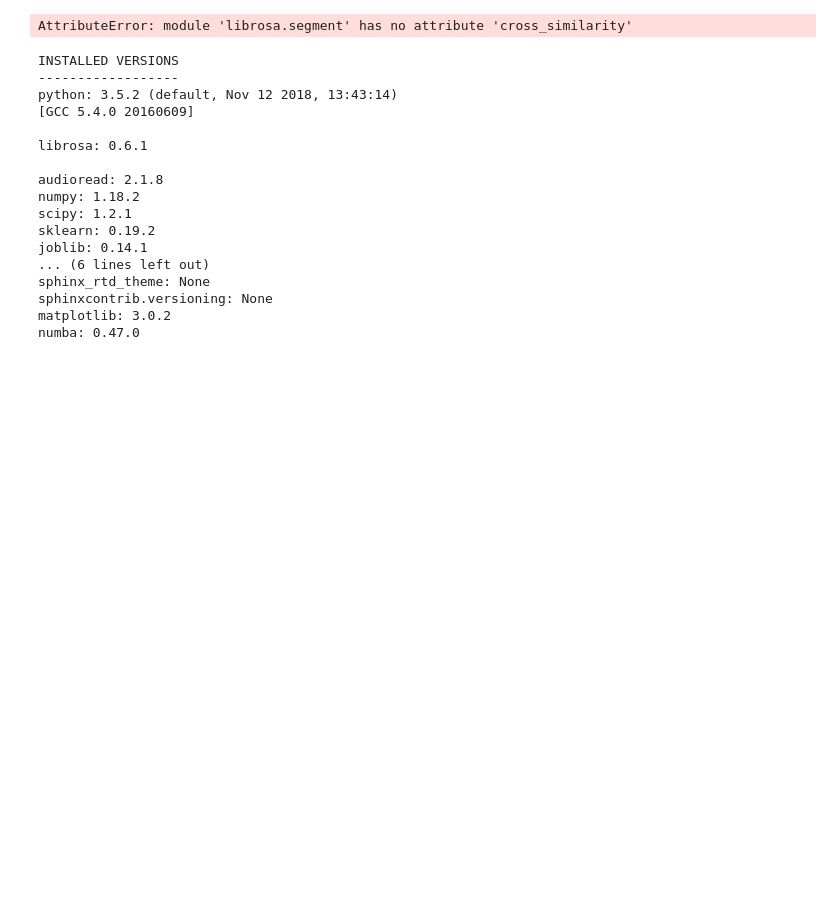
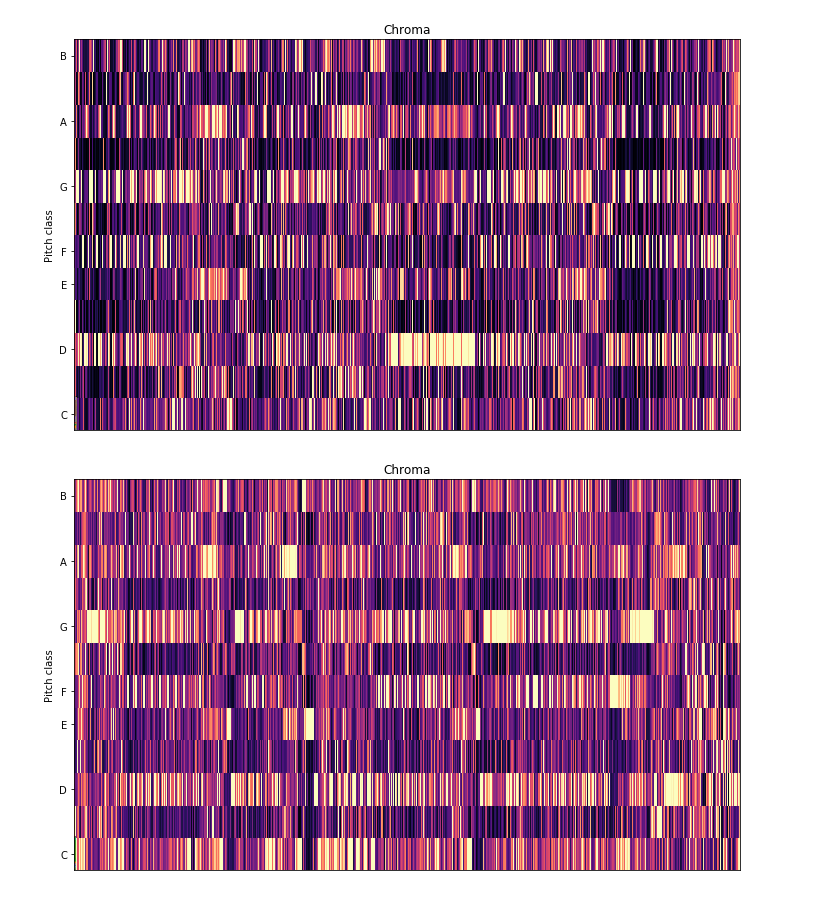
Before and after one commit to arthurtofani/csi-experiments, a Jupyter notebook: notebooks/Untitled.ipynb, the cells around one changed output. Drawn from its saved outputs; the diff is of its cells as text; code cells hidden in the pictures; blank space fills up the shorter version.

```diff
--- a/notebooks/Untitled.ipynb
+++ b/notebooks/Untitled.ipynb
@@ -5,32 +6,35 @@ import librosa
 import seaborn as sb
 import matplotlib.pyplot as plt
-# %%
-file = '/dataset/coversongs/features/No_Woman_No_Cry/fugees+The_Score+05-No_Woman_No_Cry.h5'
-feature = dd.io.load(file)
+# %%
+file1 = '/dataset/coversongs/features/Day_Tripper/beatles+1+12-Day_Tripper.h5'
+file2 = '/dataset/coversongs/features/Day_Tripper/cheap_trick+Silver+13-Day_Tripper.h5'
+m1 = dd.io.load(file1)
+m2 = dd.io.load(file2)
 # %%
-hpcp = feature['hpcp']
-df = pd.DataFrame(hpcp)
+hpcp = m1['hpcp']
+hpcp2 = m2['hpcp']
 # %%
-x = librosa.segment.cross_similarity(hpcp, hpcp)
+x = librosa.segment.recurrence_matrix(hpcp)
+x2 = librosa.segment.recurrence_matrix(hpcp)
-# %% [output]
-AttributeError: module 'librosa.segment' has no attribute 'cross_similarity'
-# %%
-librosa.version.show_versions()
-# %% [output]
-INSTALLED VERSIONS
-------------------
-python: 3.5.2 (default, Nov 12 2018, 13:43:14)
-[GCC 5.4.0 20160609]
-
-librosa: 0.6.1
-
-audioread: 2.1.8
-numpy: 1.18.2
-scipy: 1.2.1
-sklearn: 0.19.2
-joblib: 0.14.1
-... (6 lines left out)
-sphinx_rtd_theme: None
-sphinxcontrib.versioning: None
-matplotlib: 3.0.2
-numba: 0.47.0
+# %%
+def plot_ssm(data):
+    plt.figure(figsize=(6, 6))
+    display.specshow(data)
+    #display.cmap(data)
+    #plt.plot(data)
+    plt.title('SSM')
+    plt.tight_layout()
+
+def plot_spec(data):
+    hop_length = 8
+    plt.figure(figsize=(10, 6))
+    display.specshow(data, y_axis='chroma')
+    plt.plot(data)
+    plt.title('Chroma')
+    plt.tight_layout()
+# %%
+plot_spec(hpcp.transpose())
+plot_spec(hpcp2.transpose())
+# %% [output]
+[figure, added]
+[figure, added]
```
Also changed, not shown: parts of 4 cells of this notebook, 3 other files.
